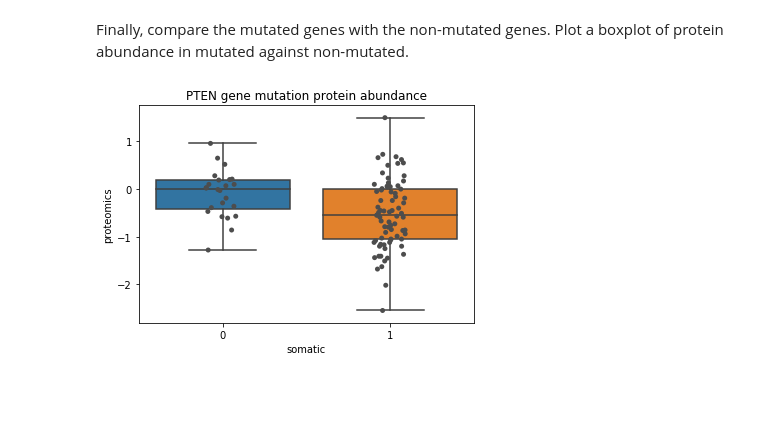
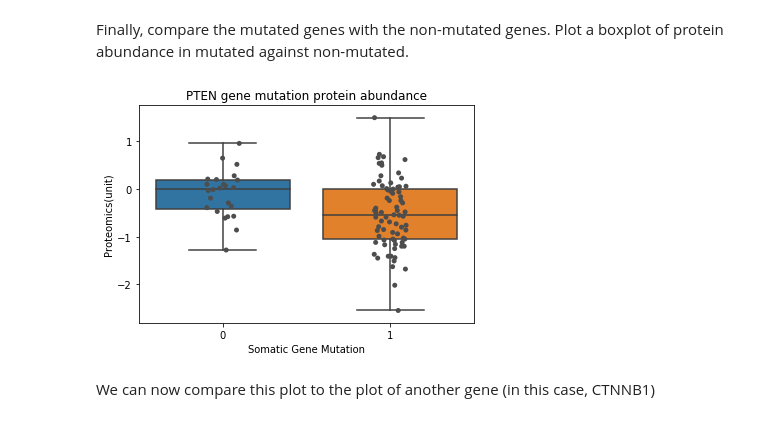
Before and after one commit to PayneLab/cptac, a Jupyter notebook: doc/use-case-4.ipynb, the cells around one changed output. Cells and saved outputs as stored; diff of their text form; code cells hidden in the pictures; blank space fills up the shorter version.

```diff
--- a/doc/use-case-4.ipynb
+++ b/doc/use-case-4.ipynb
@@ -60,8 +60,12 @@ S100        0        0.21
 # %% [markdown]
 Finally, compare the mutated genes with the non-mutated genes. Plot a boxplot of  protein abundance in mutated against non-mutated.
 # %%
-somatic_boxplot = sns.boxplot(data=cross, x="somatic",y="proteomics").set_title("PTEN gene mutation protein abundance")
+somatic_boxplot = sns.boxplot(data=cross, x="somatic",y="proteomics")
+somatic_boxplot.set_title("PTEN gene mutation protein abundance")
 somatic_boxplot = sns.stripplot(data=cross, x="somatic", y="proteomics",jitter=True, color=".3")
+somatic_boxplot.set(xlabel="Somatic Gene Mutation",ylabel="Proteomics(unit)")
 plt.show()
 # %% [output]
-[figure, old version]
+[figure, new version]
+# %% [markdown]
+We can now compare this plot to the plot of another gene (in this case, CTNNB1)
```
Also changed, not shown: parts of 3 cells of this notebook.
